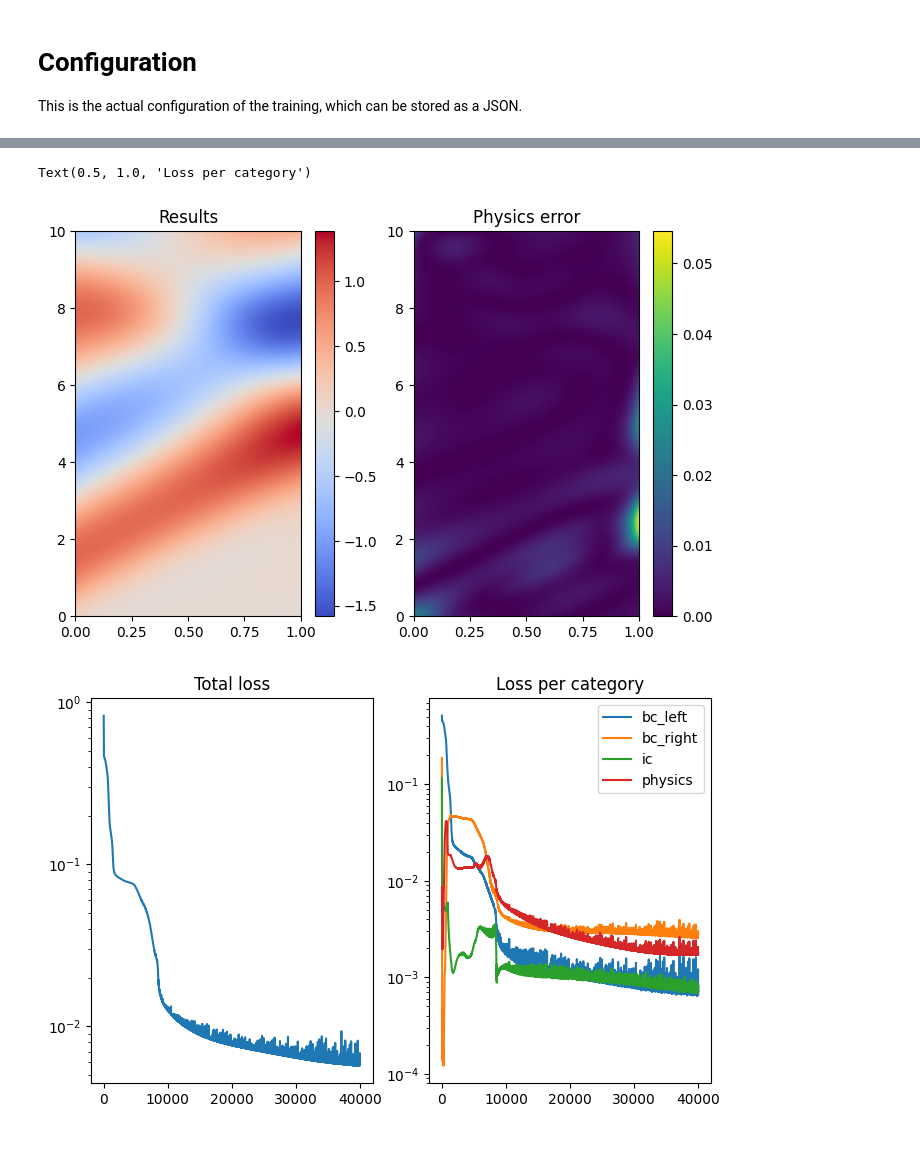
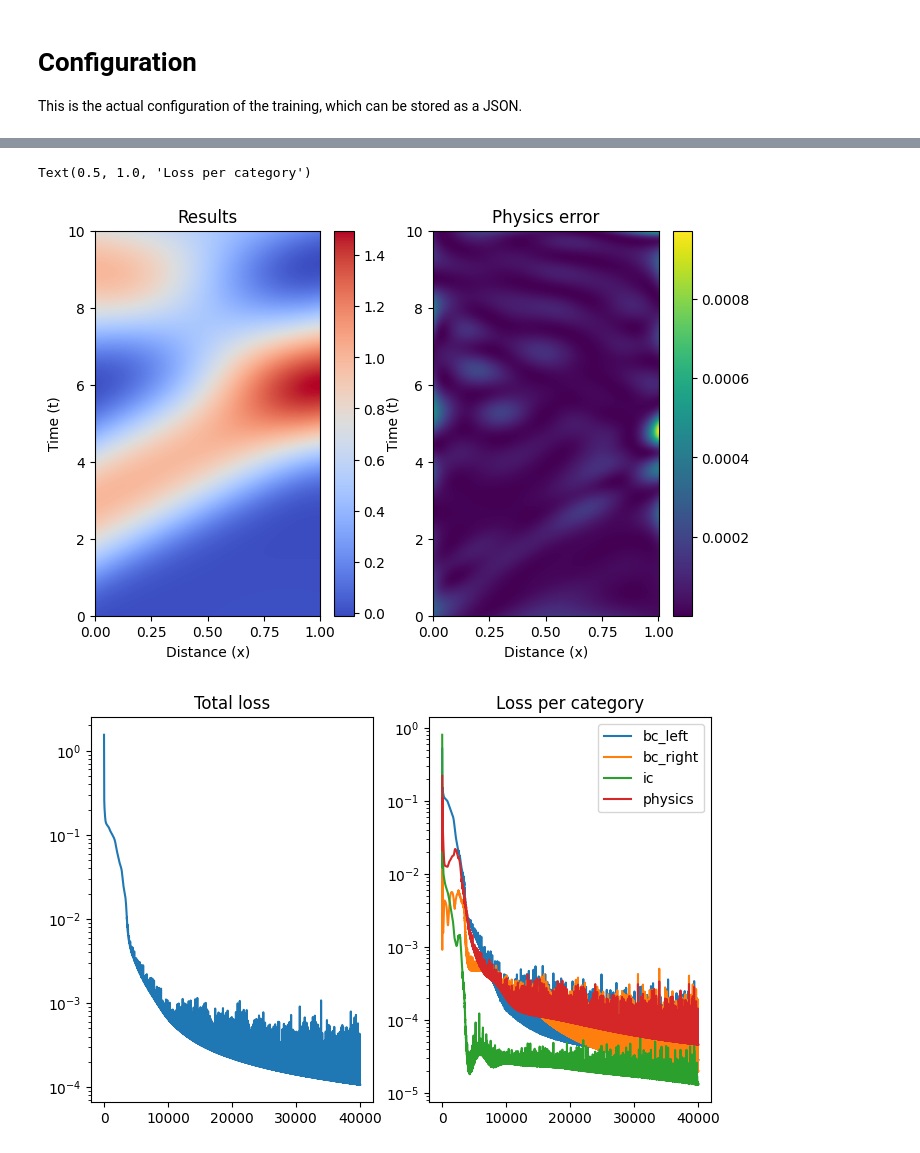
Before and after one commit to AlejandroPenacho/PINN-Project, a Jupyter notebook: pinn_approach.ipynb, the cells around one changed output, grey strips where cells are left out. Saved outputs shown, nothing was run; the diff lists cells and outputs as text; code cells hidden in the pictures.

Commit message:
improved training and plotting

```diff
--- a/pinn_approach.ipynb
+++ b/pinn_approach.ipynb
@@ -171,11 +171,11 @@ def bc_left_setup(loss_block: neural.LossBlock, stats, epoch):
         loss_block.x = torch.stack((torch.zeros(n_points), torch.linspace(0, 10, n_points)), 0)
         t = torch.linspace(0, 10, n_points)
         # loss_block.y = torch.sin(t-2) * torch.exp(-(t-2)**2)
-        loss_block.y = torch.sin(t)
+        # loss_block.y = torch.sin(t)
+        loss_block.y = (1-torch.cos(np.pi/3 * t))/2
         loss_block.w = torch.ones(n_points)/n_points
 
         return
-
 
 def voltage_at_right_bc_setup(loss_block: neural.LossBlock, stats, epoch):
     """
@@ -357,7 +357,7 @@ all_stats = []
 
 for i in range(1):
     loaded_config = neural.CompleteConfig.load_json("the_config.json", function_dictionary)
-    final_model, stats, processed_config = loaded_config.train_model()
+    final_model, stats, processed_config = loaded_config.train_model(switch_epoch=30000)  # Add switch_epoch here
     all_models.append(final_model)
     all_stats.append(stats)
 # %% [output]
@@ -409,7 +412,7 @@ bc_right_imposed_loss_block = neural.LossBlock("bc_right_imposed_function", "bc_
 
 
 model_config = neural.ModelConfig(
-    [2, 5, 5, 5, 5, 2],
+    [2, 10, 10, 10, 10, 2],
     "torch.tanh"
 )
 
@@ -477,35 +480,40 @@ img = axes[0].pcolormesh(
     # vmax=2.5
     )
 # axes[0].scatter(residual_points[0,:].detach().numpy(), residual_points[1,:].detach().numpy(), s=1, c="g")
 fig.colorbar(img)
 
 in_test.requires_grad_(True)
 phys_error = physics_loss_function(final_model, in_test, None, physics_parameters["loss_function_parameters"])
 
 img = axes[1].pcolormesh(X, Y, phys_error.reshape(2000, 2000).detach().numpy())
 fig.colorbar(img)
 
 axes[0].set_title("Results")
+axes[0].set_xlabel("Distance (x)")
+axes[0].set_ylabel("Time (t)")
+
 axes[1].set_title("Physics error")
+axes[1].set_xlabel("Distance (x)")
+axes[1].set_ylabel("Time (t)")
 
 fig = plt.figure(figsize=(8, 5))
 axes = fig.subplots(1, 2)
 epochs = np.arange(complete_config.trainer_config.parameters["n_epochs"])
 axes[0].semilogy(epochs, stats.total_loss_array)
 
 labels = []
 for name, loss in stats.loss_per_block.items():
     axes[1].semilogy(epochs, loss)
     labels.append(name)
 
 axes[1].legend(labels)
 
 axes[0].set_title("Total loss")
 axes[1].set_title("Loss per category")
 # %% [output]
 Text(0.5, 1.0, 'Loss per category')
-[figure, old version]
+[figure, new version]
-[figure, old version]
+[figure, new version]
 # %%
 import time
 start = time.time_ns()
```
Also changed, not shown: parts of 7 cells of this notebook, 1 other file.
